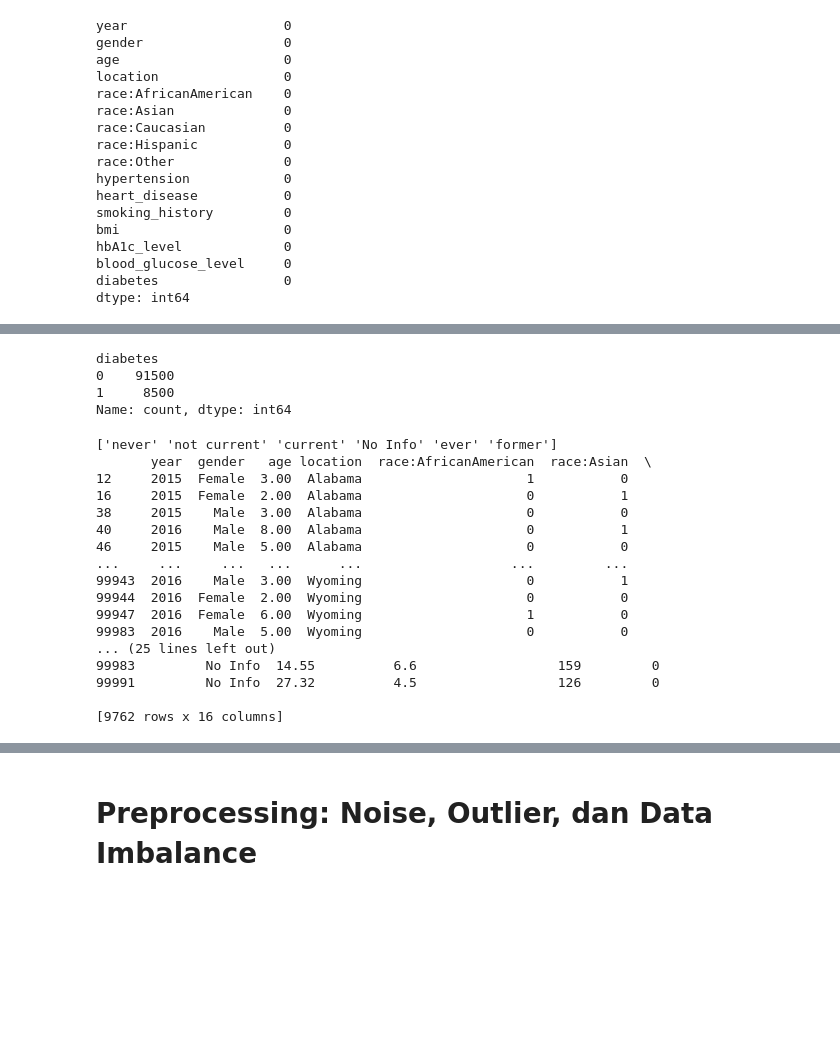
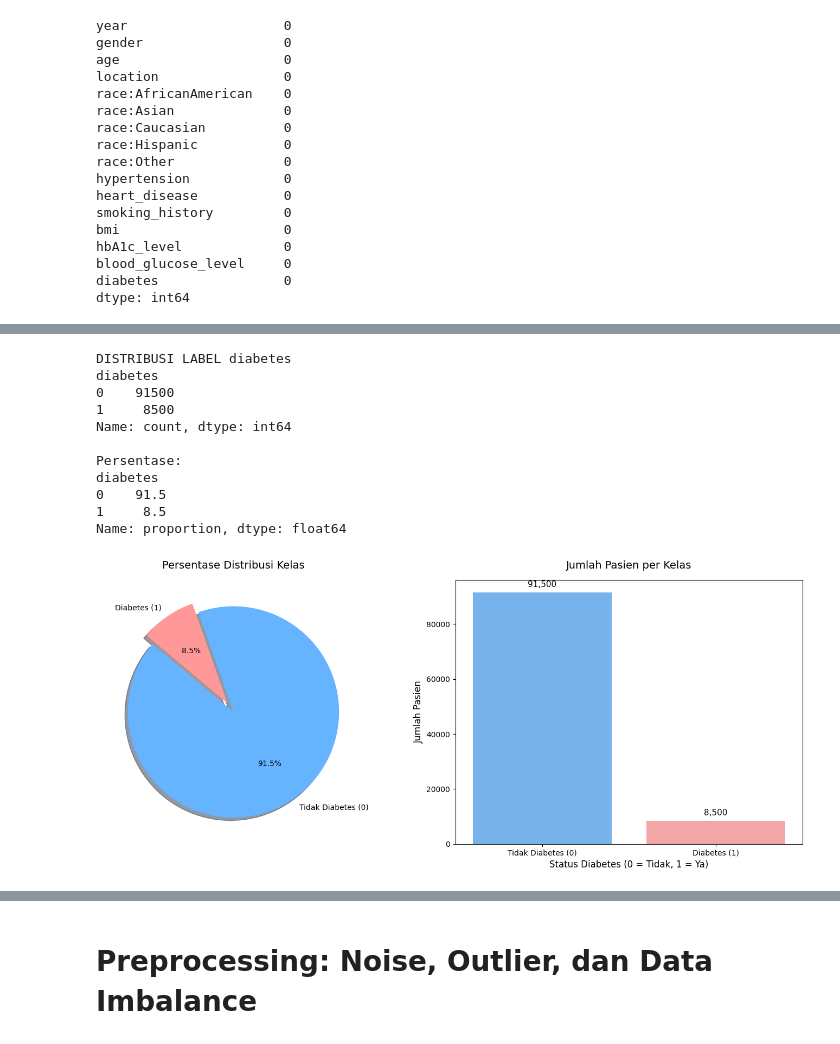
Before and after one commit to WhisnuAbraham/Projek_MachileLearning_Kelompok_10, a Jupyter notebook: diabetes_classification.ipynb, the cells around one changed output, grey strips where cells are left out. Drawn from its saved outputs; the diff is of its cells as text; code cells hidden in the pictures; blank space fills up the shorter version.

```diff
--- a/diabetes_classification.ipynb
+++ b/diabetes_classification.ipynb
@@ -115,28 +170,41 @@ sns.boxplot(df['bmi'])
 # %%
-print(df['diabetes'].value_counts())
+print("DISTRIBUSI LABEL diabetes")
+counts = df['diabetes'].value_counts()
+print(counts)
+print("\nPersentase:")
+print(df['diabetes'].value_counts(normalize=True) * 100)
+
+plt.figure(figsize=(14, 6))
+
+plt.subplot(1, 2, 1)
+plt.pie(counts, labels=['Tidak Diabetes (0)', 'Diabetes (1)'], autopct='%1.1f%%',
+        startangle=140, colors=['#66b3ff', '#ff9999'], explode=(0, 0.1), shadow=True)
+plt.title("Persentase Distribusi Kelas", fontsize=14, pad=15)
+
+plt.subplot(1, 2, 2)
+ax = sns.countplot(x='diabetes', data=df, palette=['#66b3ff', '#ff9999'])
+plt.title("Jumlah Pasien per Kelas", fontsize=14, pad=15)
+plt.xlabel("Status Diabetes (0 = Tidak, 1 = Ya)", fontsize=12)
+plt.ylabel("Jumlah Pasien", fontsize=12)
+plt.xticks([0, 1], ['Tidak Diabetes (0)', 'Diabetes (1)'])
+
+for p in ax.patches:
+    ax.annotate(f'{int(p.get_height()):,}', (p.get_x() + p.get_width() / 2., p.get_height()),
+                ha='center', va='bottom', fontsize=11, color='black', xytext=(0, 5),
+                textcoords='offset points')
+
+plt.tight_layout()
+plt.show()
 # %% [output]
+DISTRIBUSI LABEL diabetes
 diabetes
 0    91500
 1     8500
 Name: count, dtype: int64
+
+Persentase:
+diabetes
+0    91.5
+1     8.5
+Name: proportion, dtype: float64
+[figure, added]
-# %%
-print(df['smoking_history'].unique())
-print(df[df['age'] < 10])
-# %% [output]
-['never' 'not current' 'current' 'No Info' 'ever' 'former']
-       year  gender   age location  race:AfricanAmerican  race:Asian  \
-12     2015  Female  3.00  Alabama                     1           0
-16     2015  Female  2.00  Alabama                     0           1
-38     2015    Male  3.00  Alabama                     0           0
-40     2016    Male  8.00  Alabama                     0           1
-46     2015    Male  5.00  Alabama                     0           0
-...     ...     ...   ...      ...                   ...         ...
-99943  2016    Male  3.00  Wyoming                     0           1
-99944  2016  Female  2.00  Wyoming                     0           0
-99947  2016  Female  6.00  Wyoming                     1           0
-99983  2016    Male  5.00  Wyoming                     0           0
-... (25 lines left out)
-99983         No Info  14.55          6.6                  159         0
-99991         No Info  27.32          4.5                  126         0
-
-[9762 rows x 16 columns]
```
Also changed, not shown: parts of 42 cells of this notebook, 1 other file.
